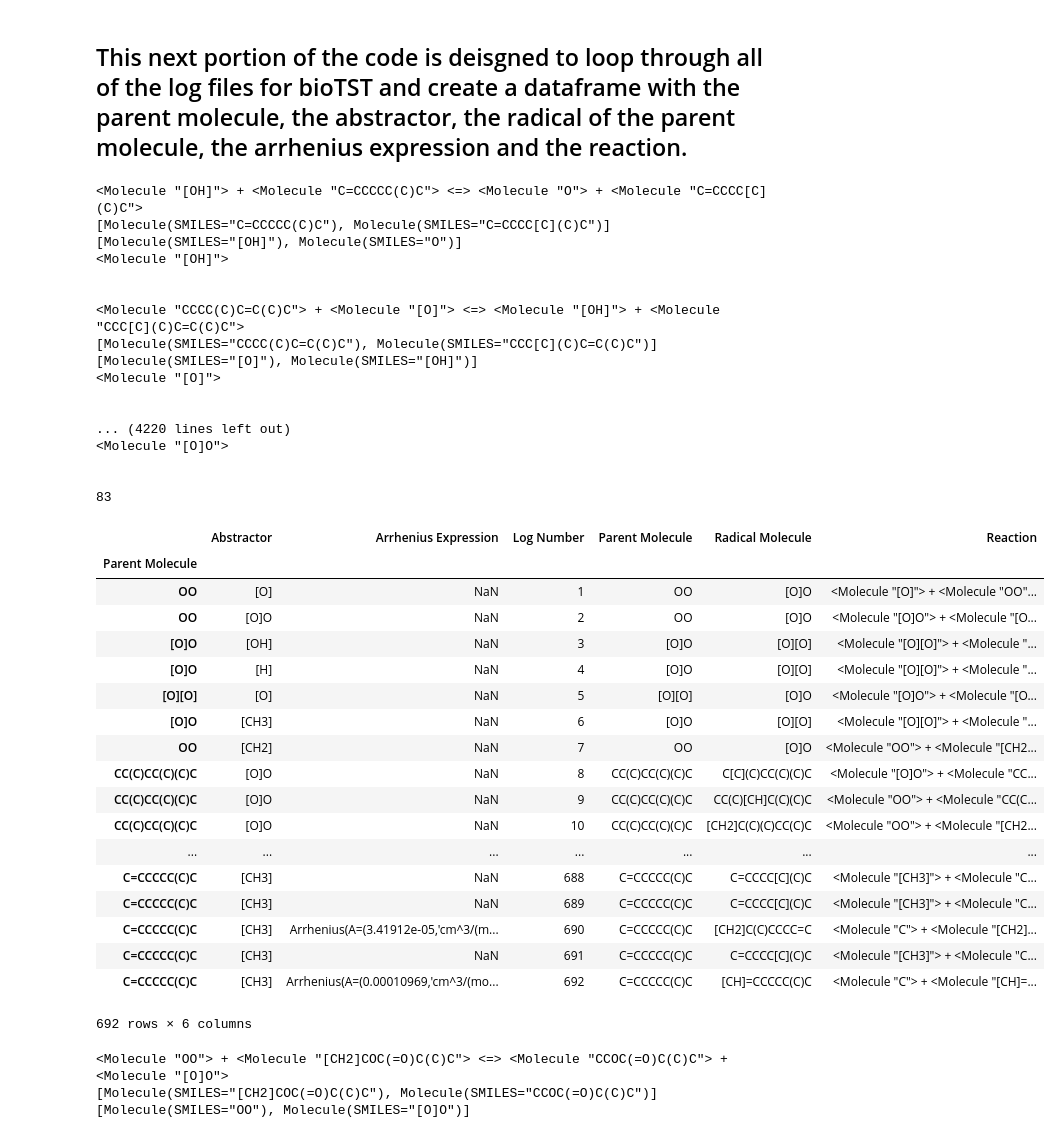
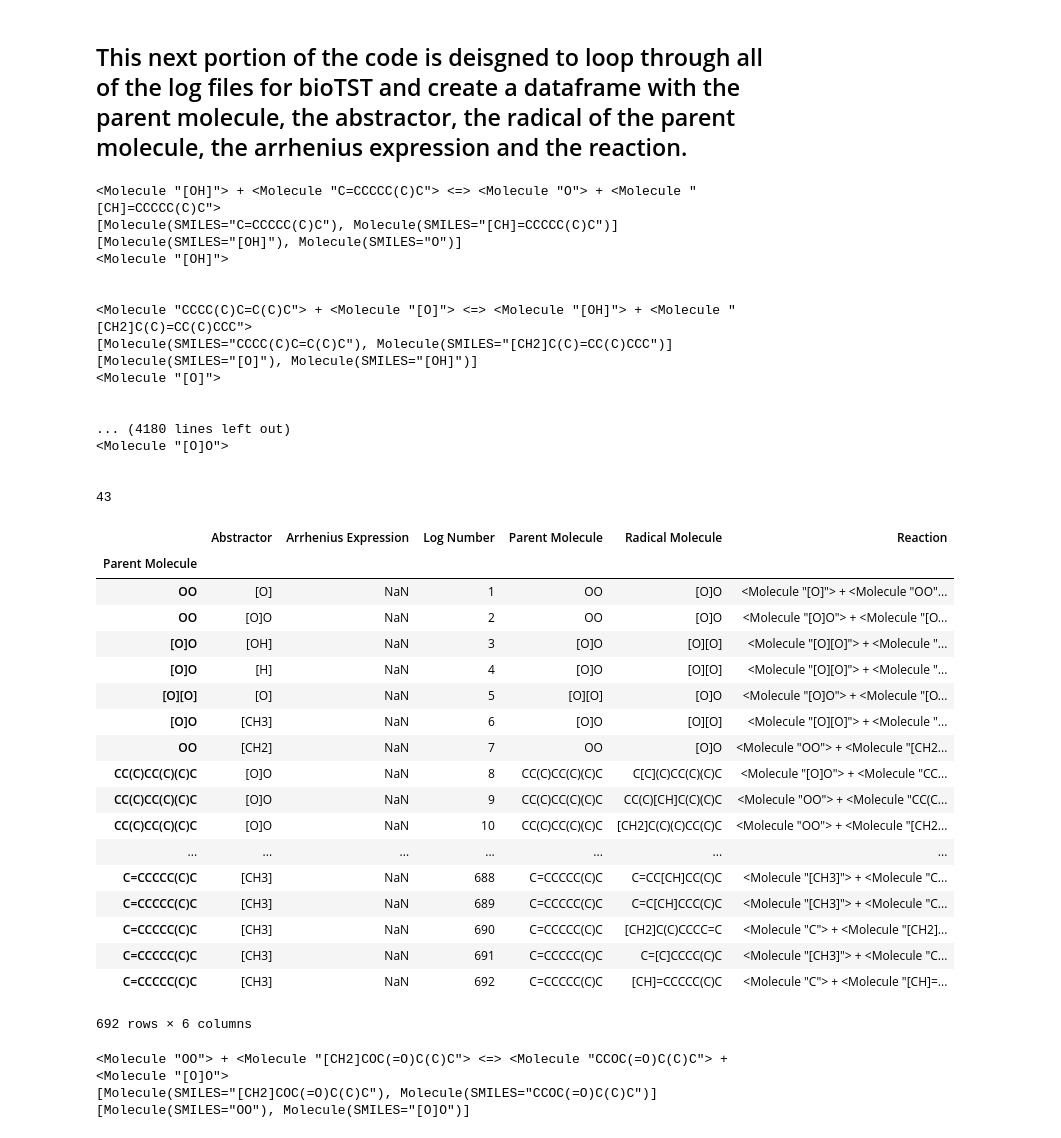
Before and after one commit to C-Underkoffler/OOHAbstraction, a Jupyter notebook: bioTST/moleculeHeatMap.ipynb, the cells around one changed output. Drawn from its saved outputs; the diff is of its cells as text; code cells hidden in the pictures.

Commit message:
Updated files in OOHAbstraction. Specifically molecule heat map and biofuels

```diff
--- a/bioTST/moleculeHeatMap.ipynb
+++ b/bioTST/moleculeHeatMap.ipynb
@@ -26,7 +26,7 @@ from matplotlib.collections import EllipseCollection
 ## This next portion of the code is deisgned to loop through all of the log files for bioTST and create a dataframe with the parent molecule, the abstractor, the radical of the parent molecule, the arrhenius expression and the reaction.
 # %%
 # Getting Kinetics and Reactions from log file
-scratch_directory = "/gss_gpfs_scratch/harms.n/bioTST/"
+scratch_directory = "/gss_gpfs_scratch/harms.n/bioTST/biofuels_rerun"
 results = defaultdict(OrderedDict)
 
 j = 0
@@ -44,7 +44,7 @@ for file in os.listdir(scratch_directory):
         with open(file_name, "r") as f:
             lines = f.readlines()
             for line in lines:
-                m = re.match('biofuelsTST.py:186 performCalcs INFO chemkinRxn: (.*)', line)
+                m = re.match('biofuelsTST.py:191 performCalcs INFO chemkinRxn: (.*)', line)
                 if m:
                     rxn = eval(m.group(1))
                     print rxn
@@ -95,44 +95,44 @@ for file in os.listdir(scratch_directory):
         print
 df = pd.DataFrame(results).T
 df = df.set_index(df["Parent Molecule"])
 print j
 df
 # %% [output]
-<Molecule "[OH]"> + <Molecule "C=CCCCC(C)C"> <=> <Molecule "O"> + <Molecule "C=CCCC[C](C)C">
-[Molecule(SMILES="C=CCCCC(C)C"), Molecule(SMILES="C=CCCC[C](C)C")]
+<Molecule "[OH]"> + <Molecule "C=CCCCC(C)C"> <=> <Molecule "O"> + <Molecule "[CH]=CCCCC(C)C">
+[Molecule(SMILES="C=CCCCC(C)C"), Molecule(SMILES="[CH]=CCCCC(C)C")]
 [Molecule(SMILES="[OH]"), Molecule(SMILES="O")]
 <Molecule "[OH]">
 
 
-<Molecule "CCCC(C)C=C(C)C"> + <Molecule "[O]"> <=> <Molecule "[OH]"> + <Molecule "CCC[C](C)C=C(C)C">
-[Molecule(SMILES="CCCC(C)C=C(C)C"), Molecule(SMILES="CCC[C](C)C=C(C)C")]
+<Molecule "CCCC(C)C=C(C)C"> + <Molecule "[O]"> <=> <Molecule "[OH]"> + <Molecule "[CH2]C(C)=CC(C)CCC">
+[Molecule(SMILES="CCCC(C)C=C(C)C"), Molecule(SMILES="[CH2]C(C)=CC(C)CCC")]
 [Molecule(SMILES="[O]"), Molecule(SMILES="[OH]")]
 <Molecule "[O]">
 
 
-... (4220 lines left out)
+... (4180 lines left out)
 <Molecule "[O]O">
 
 
-83
+43
 |  | Abstractor | Arrhenius Expression | Log Number | Parent Molecule | Radical Molecule | Reaction |
 | Parent Molecule |  |  |  |  |  |  |
 | OO | [O] | NaN | 1 | OO | [O]O | <Molecule "[O]"> + <Molecule "OO"... |
 | OO | [O]O | NaN | 2 | OO | [O]O | <Molecule "[O]O"> + <Molecule "[O... |
 | [O]O | [OH] | NaN | 3 | [O]O | [O][O] | <Molecule "[O][O]"> + <Molecule "... |
 | [O]O | [H] | NaN | 4 | [O]O | [O][O] | <Molecule "[O][O]"> + <Molecule "... |
 | [O][O] | [O] | NaN | 5 | [O][O] | [O]O | <Molecule "[O]O"> + <Molecule "[O... |
 | [O]O | [CH3] | NaN | 6 | [O]O | [O][O] | <Molecule "[O][O]"> + <Molecule "... |
 | OO | [CH2] | NaN | 7 | OO | [O]O | <Molecule "OO"> + <Molecule "[CH2... |
 | CC(C)CC(C)(C)C | [O]O | NaN | 8 | CC(C)CC(C)(C)C | C[C](C)CC(C)(C)C | <Molecule "[O]O"> + <Molecule "CC... |
 | CC(C)CC(C)(C)C | [O]O | NaN | 9 | CC(C)CC(C)(C)C | CC(C)[CH]C(C)(C)C | <Molecule "OO"> + <Molecule "CC(C... |
 | CC(C)CC(C)(C)C | [O]O | NaN | 10 | CC(C)CC(C)(C)C | [CH2]C(C)(C)CC(C)C | <Molecule "OO"> + <Molecule "[CH2... |
 | ... | ... | ... | ... | ... | ... | ... |
-| C=CCCCC(C)C | [CH3] | NaN | 688 | C=CCCCC(C)C | C=CCCC[C](C)C | <Molecule "[CH3]"> + <Molecule "C... |
-| C=CCCCC(C)C | [CH3] | NaN | 689 | C=CCCCC(C)C | C=CCCC[C](C)C | <Molecule "[CH3]"> + <Molecule "C... |
-| C=CCCCC(C)C | [CH3] | Arrhenius(A=(3.41912e-05,'cm^3/(m... | 690 | C=CCCCC(C)C | [CH2]C(C)CCCC=C | <Molecule "C"> + <Molecule "[CH2]... |
-| C=CCCCC(C)C | [CH3] | NaN | 691 | C=CCCCC(C)C | C=CCCC[C](C)C | <Molecule "[CH3]"> + <Molecule "C... |
-| C=CCCCC(C)C | [CH3] | Arrhenius(A=(0.00010969,'cm^3/(mo... | 692 | C=CCCCC(C)C | [CH]=CCCCC(C)C | <Molecule "C"> + <Molecule "[CH]=... |
+| C=CCCCC(C)C | [CH3] | NaN | 688 | C=CCCCC(C)C | C=CC[CH]CC(C)C | <Molecule "[CH3]"> + <Molecule "C... |
+| C=CCCCC(C)C | [CH3] | NaN | 689 | C=CCCCC(C)C | C=C[CH]CCC(C)C | <Molecule "[CH3]"> + <Molecule "C... |
+| C=CCCCC(C)C | [CH3] | NaN | 690 | C=CCCCC(C)C | [CH2]C(C)CCCC=C | <Molecule "C"> + <Molecule "[CH2]... |
+| C=CCCCC(C)C | [CH3] | NaN | 691 | C=CCCCC(C)C | C=[C]CCCC(C)C | <Molecule "[CH3]"> + <Molecule "C... |
+| C=CCCCC(C)C | [CH3] | NaN | 692 | C=CCCCC(C)C | [CH]=CCCCC(C)C | <Molecule "C"> + <Molecule "[CH]=... |
 692 rows × 6 columns
 # %%
 print rxn
```
Also changed, not shown: parts of 1 cell of this notebook, 2 other files.
